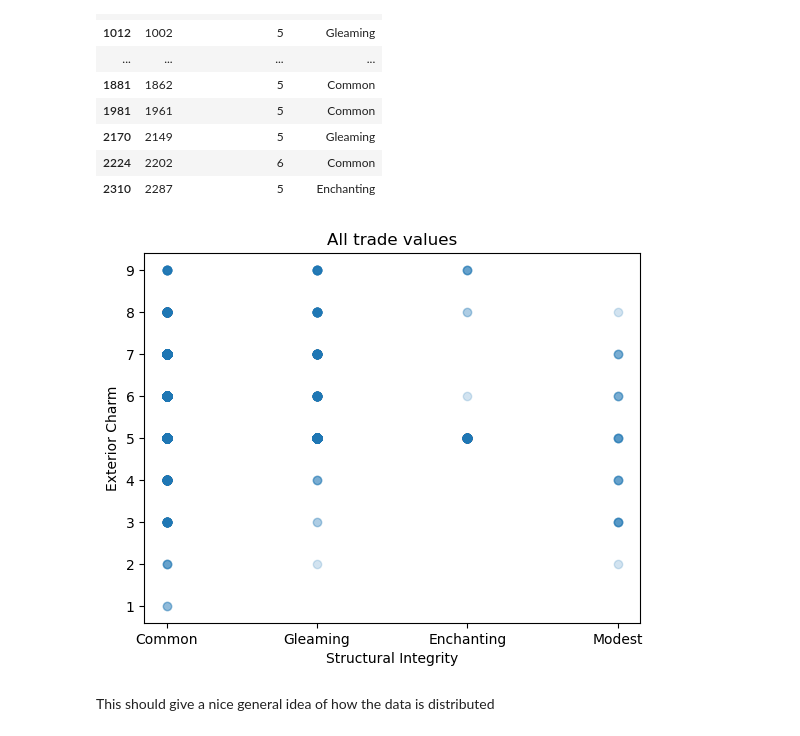
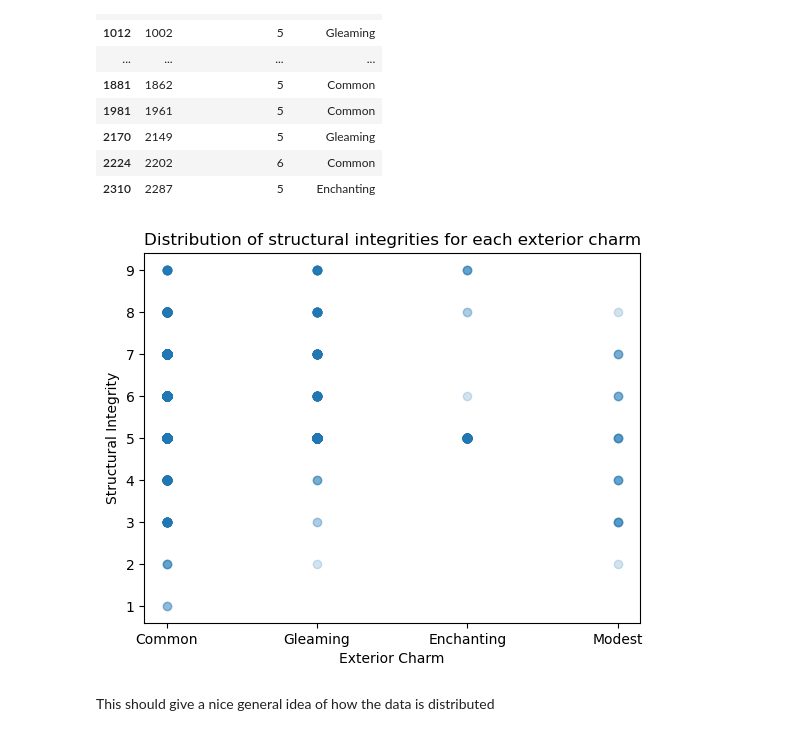
Before and after one commit to RaineScarlett/dsreport, a Jupyter notebook: iteration2.ipynb, the cells around one changed output. Saved outputs shown, nothing was run; the diff lists cells and outputs as text; code cells hidden in the pictures.

Commit message:
added a couple more visualisations after the data prep and fixed the labels on the first one

```diff
--- a/iteration2.ipynb
+++ b/iteration2.ipynb
@@ -128,12 +128,12 @@ df2.loc[df2.duplicated()]
 | 2310 | 2287 | 5 | Enchanting |
 # %%
 plt.scatter(df2['ExteriorCharm'], df2['StructuralIntegrity'], alpha=0.2)
-plt.title('All trade values')
-plt.ylabel('Exterior Charm')
-plt.xlabel('Structural Integrity')
+plt.title('Distribution of structural integrities for each exterior charm')
+plt.xlabel('Exterior Charm')
+plt.ylabel('Structural Integrity')
 plt.show()
 # %% [output]
-[figure, old version]
+[figure, new version]
 # %% [markdown]
 This should give a nice general idea of how the data is distributed
 # %% [markdown]
```
Also changed, not shown: parts of 5 cells of this notebook, 1 other file.
